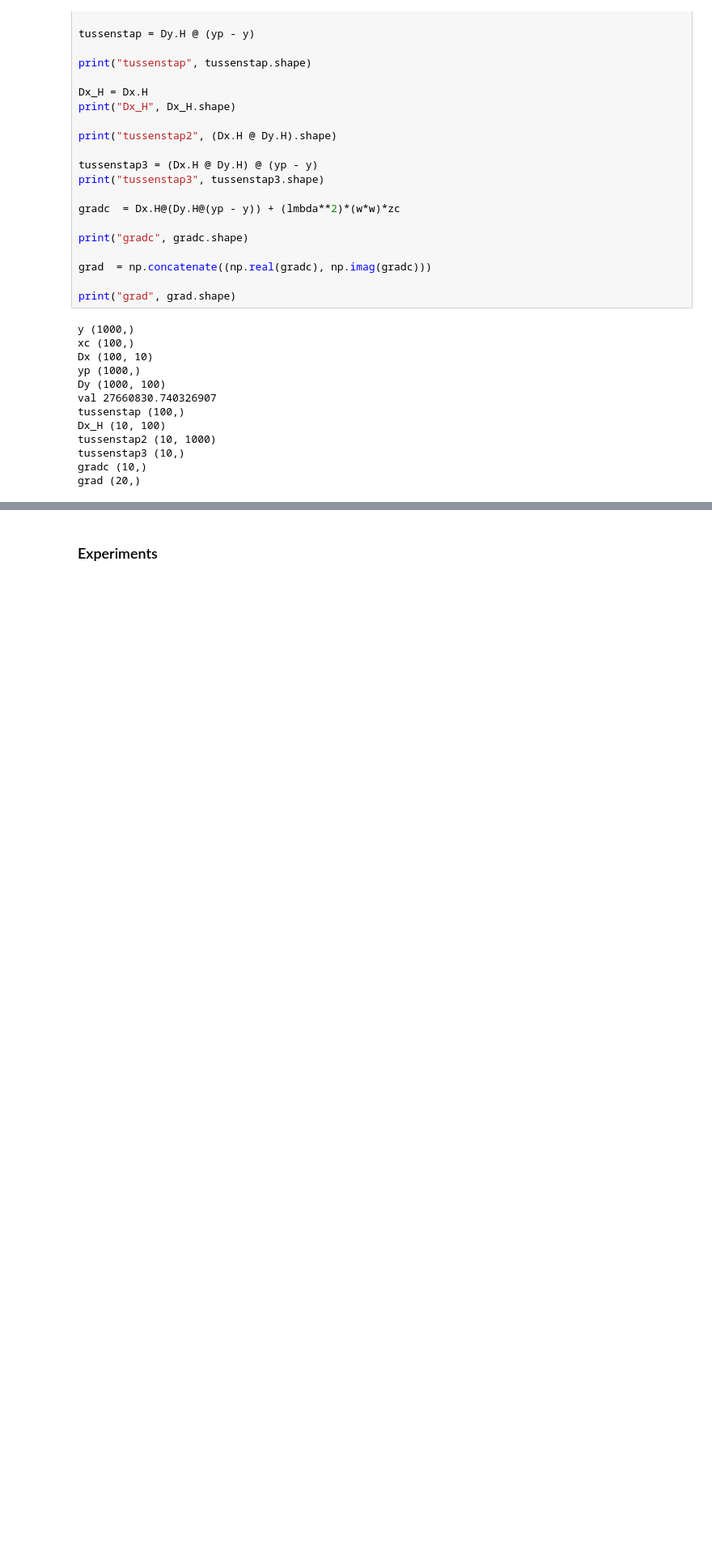
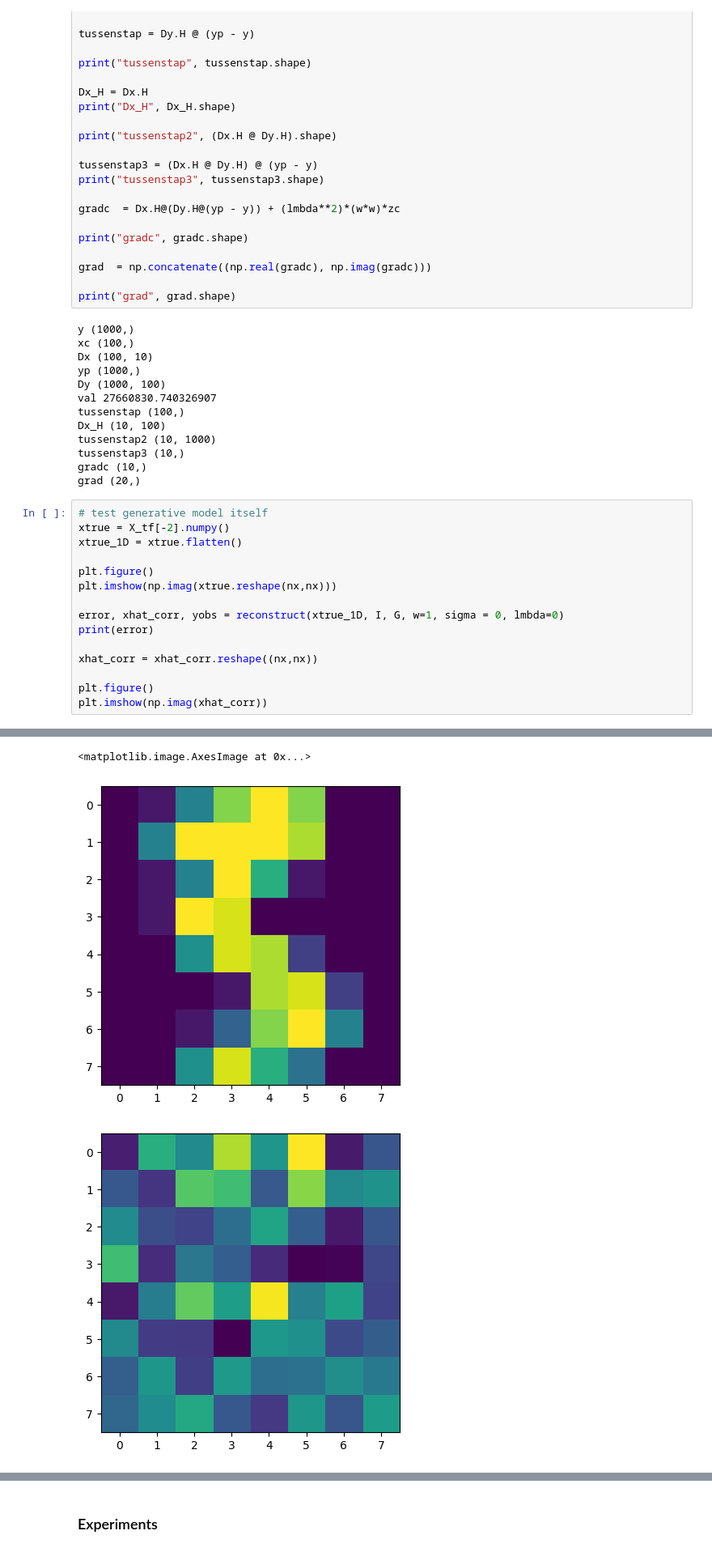
Before and after one commit to Ava99999/signal-thesis, a Jupyter notebook: complex autoencoder/main_autocomplex.ipynb, the cells around one changed output, grey strips where cells are left out. Shown at 81% size. Cells and saved outputs as stored; diff of their text form; blank space fills up the shorter version.

```diff
--- a/complex autoencoder/main_autocomplex.ipynb
+++ b/complex autoencoder/main_autocomplex.ipynb
@@ -669,3 +689,19 @@ tussenstap2 (10, 1000)
 tussenstap3 (10,)
 gradc (10,)
 grad (20,)
+# %%
+# test generative model itself
+xtrue = X_tf[-2].numpy()
+xtrue_1D = xtrue.flatten()
+
+plt.figure()
+plt.imshow(np.imag(xtrue.reshape(nx,nx)))
+
+error, xhat_corr, yobs = reconstruct(xtrue_1D, I, G, w=1, sigma = 0, lmbda=0)
+print(error)
+
+xhat_corr = xhat_corr.reshape((nx,nx))
+
+plt.figure()
+plt.imshow(np.imag(xhat_corr))
+# %% [output]
@@ -672,3 +725,6 @@ grad (20,)
+<matplotlib.image.AxesImage at 0x...>
+[figure, added]
+[figure, added]
 # %%
 # test with l2
 xtrue = x_test_cx_small[0].numpy()
```
Also changed, not shown: parts of 15 cells of this notebook, 13 other files.
